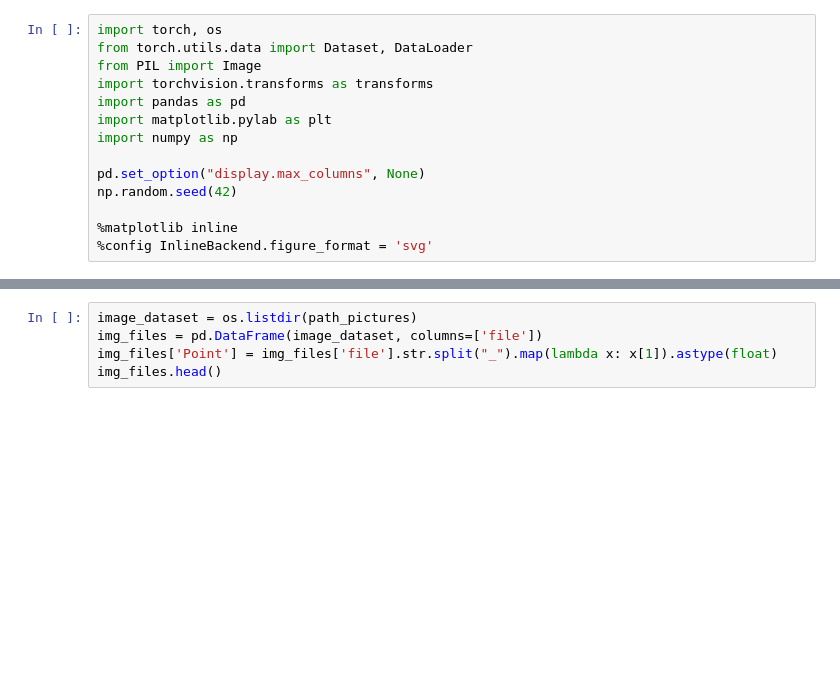
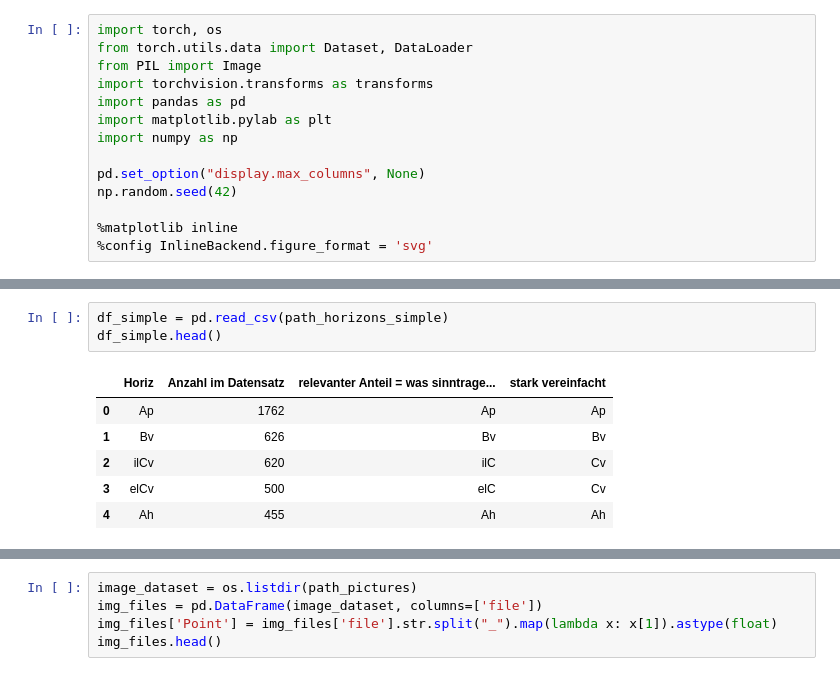
Before and after one commit to calgo-lab/BGR, a Jupyter notebook: notebooks/cv-scratchpad.ipynb, the cells around one changed output, grey strips where cells are left out. Drawn from its saved outputs; the diff is of its cells as text; blank space fills up the shorter version.

```diff
--- a/notebooks/cv-scratchpad.ipynb
+++ b/notebooks/cv-scratchpad.ipynb
@@ -37,0 +46,10 @@ df.head()
+# %%
+df_simple = pd.read_csv(path_horizons_simple)
+df_simple.head()
+# %% [output]
+|  | Horiz | Anzahl im Datensatz | relevanter Anteil = was sinntrage... | stark vereinfacht |
+| 0 | Ap | 1762 | Ap | Ap |
+| 1 | Bv | 626 | Bv | Bv |
+| 2 | ilCv | 620 | ilC | Cv |
+| 3 | elCv | 500 | elC | Cv |
+| 4 | Ah | 455 | Ah | Ah |
```
Also changed, not shown: parts of 5 cells of this notebook.
